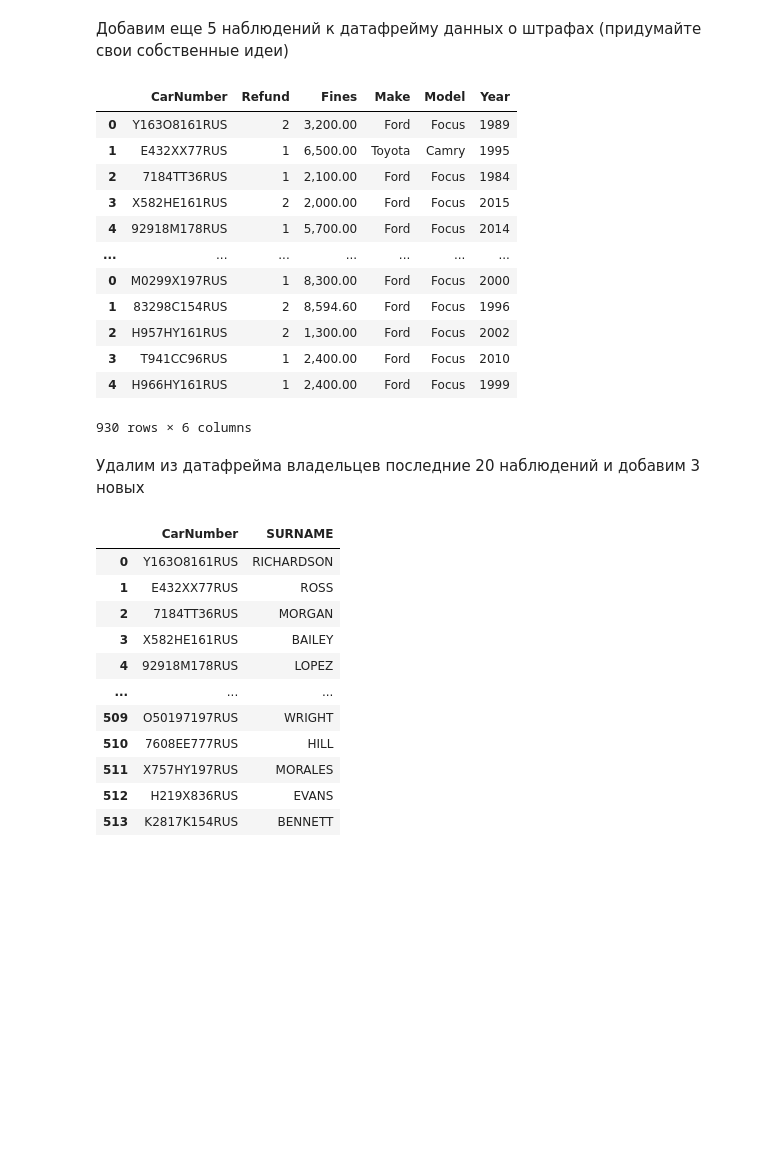
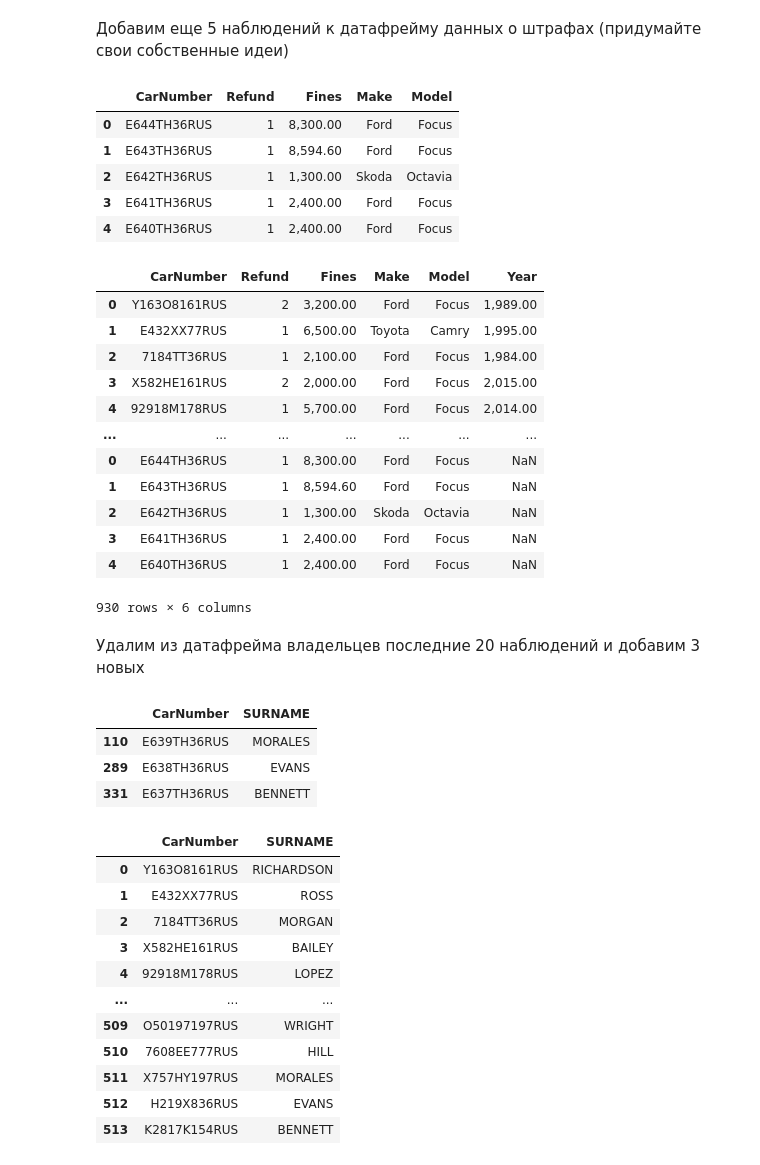
Before and after one commit to VolNa0123/Piscine_Python_Data_Science, a Jupyter notebook: Day_05/ex04/enrichment.ipynb, the cells around one changed output. Cells and saved outputs as stored; diff of their text form; code cells hidden in the pictures; blank space fills up the shorter version.

```diff
--- a/Day_05/ex04/enrichment.ipynb
+++ b/Day_05/ex04/enrichment.ipynb
@@ -248,31 +248,48 @@ owners
 Подготовим данные для демонстрации умения объединять таблицы по разным условиям
 # %% [markdown]
 Добавим еще 5 наблюдений к датафрейму данных о штрафах (придумайте свои собственные идеи)
-# %%
-sample_5 = df.sample(n=5, random_state=21).reset_index(drop=True)
-Refund_5 = df.sample(n=5, random_state=42).reset_index(drop=True)
-Fines_5 = df.sample(n=5, random_state=30).reset_index(drop=True)
-sample_5['Fines'] = sample_for_Fines['Fines']
-sample_5['Refund'] = sample_for_Refund['Refund']
-sample_5['Year'] = [2000, 1996, 2002, 2010, 1999]
-fines = pd.concat([fines, sample_5])
-fines
-# %% [output]
-|  | CarNumber | Refund | Fines | Make | Model | Year |
-| 0 | Y163O8161RUS | 2 | 3,200.00 | Ford | Focus | 1989 |
-| 1 | E432XX77RUS | 1 | 6,500.00 | Toyota | Camry | 1995 |
-| 2 | 7184TT36RUS | 1 | 2,100.00 | Ford | Focus | 1984 |
-| 3 | X582HE161RUS | 2 | 2,000.00 | Ford | Focus | 2015 |
-| 4 | 92918M178RUS | 1 | 5,700.00 | Ford | Focus | 2014 |
-| ... | ... | ... | ... | ... | ... | ... |
-| 0 | M0299X197RUS | 1 | 8,300.00 | Ford | Focus | 2000 |
-| 1 | 83298C154RUS | 2 | 8,594.60 | Ford | Focus | 1996 |
-| 2 | H957HY161RUS | 2 | 1,300.00 | Ford | Focus | 2002 |
-| 3 | T941CC96RUS | 1 | 2,400.00 | Ford | Focus | 2010 |
-| 4 | H966HY161RUS | 1 | 2,400.00 | Ford | Focus | 1999 |
-930 rows × 6 columns
+# %%
+
+sample_5 = df.sample(n=5, random_state=30).reset_index(drop=True)
+sample_5['CarNumber'] = ['E644TH36RUS', 'E643TH36RUS', 'E642TH36RUS', 'E641TH36RUS', 'E640TH36RUS']
+sample_5
+# %% [output]
+|  | CarNumber | Refund | Fines | Make | Model |
+| 0 | E644TH36RUS | 1 | 8,300.00 | Ford | Focus |
+| 1 | E643TH36RUS | 1 | 8,594.60 | Ford | Focus |
+| 2 | E642TH36RUS | 1 | 1,300.00 | Skoda | Octavia |
+| 3 | E641TH36RUS | 1 | 2,400.00 | Ford | Focus |
+| 4 | E640TH36RUS | 1 | 2,400.00 | Ford | Focus |
+# %%
+fines = pd.concat([fines, sample_5])
+fines
+# %% [output]
+|  | CarNumber | Refund | Fines | Make | Model | Year |
+| 0 | Y163O8161RUS | 2 | 3,200.00 | Ford | Focus | 1,989.00 |
+| 1 | E432XX77RUS | 1 | 6,500.00 | Toyota | Camry | 1,995.00 |
+| 2 | 7184TT36RUS | 1 | 2,100.00 | Ford | Focus | 1,984.00 |
+| 3 | X582HE161RUS | 2 | 2,000.00 | Ford | Focus | 2,015.00 |
+| 4 | 92918M178RUS | 1 | 5,700.00 | Ford | Focus | 2,014.00 |
+| ... | ... | ... | ... | ... | ... | ... |
+| 0 | E644TH36RUS | 1 | 8,300.00 | Ford | Focus | NaN |
+| 1 | E643TH36RUS | 1 | 8,594.60 | Ford | Focus | NaN |
+| 2 | E642TH36RUS | 1 | 1,300.00 | Skoda | Octavia | NaN |
+| 3 | E641TH36RUS | 1 | 2,400.00 | Ford | Focus | NaN |
+| 4 | E640TH36RUS | 1 | 2,400.00 | Ford | Focus | NaN |
+930 rows × 6 columns
 # %% [markdown]
 Удалим из датафрейма владельцев последние 20 наблюдений и добавим 3 новых
+# %%
+owners_test = owners.drop(owners.tail(20).index)
+add3 = owners.sample(n=3, random_state=1)
+add3['CarNumber'] = ['E639TH36RUS', 'E638TH36RUS', 'E637TH36RUS']
+owners_test = pd.concat([owners_test, add3], ignore_index=True)
+owners_test
+# %% [output]
+|  | CarNumber | SURNAME |
+| 110 | E639TH36RUS | MORALES |
+| 289 | E638TH36RUS | EVANS |
+| 331 | E637TH36RUS | BENNETT |
 # %%
 owners_test = owners.drop(owners.tail(20).index)
 add3 = owners.sample(n=3, random_state=1)
```
Also changed, not shown: parts of 6 cells of this notebook, 2 other files.
